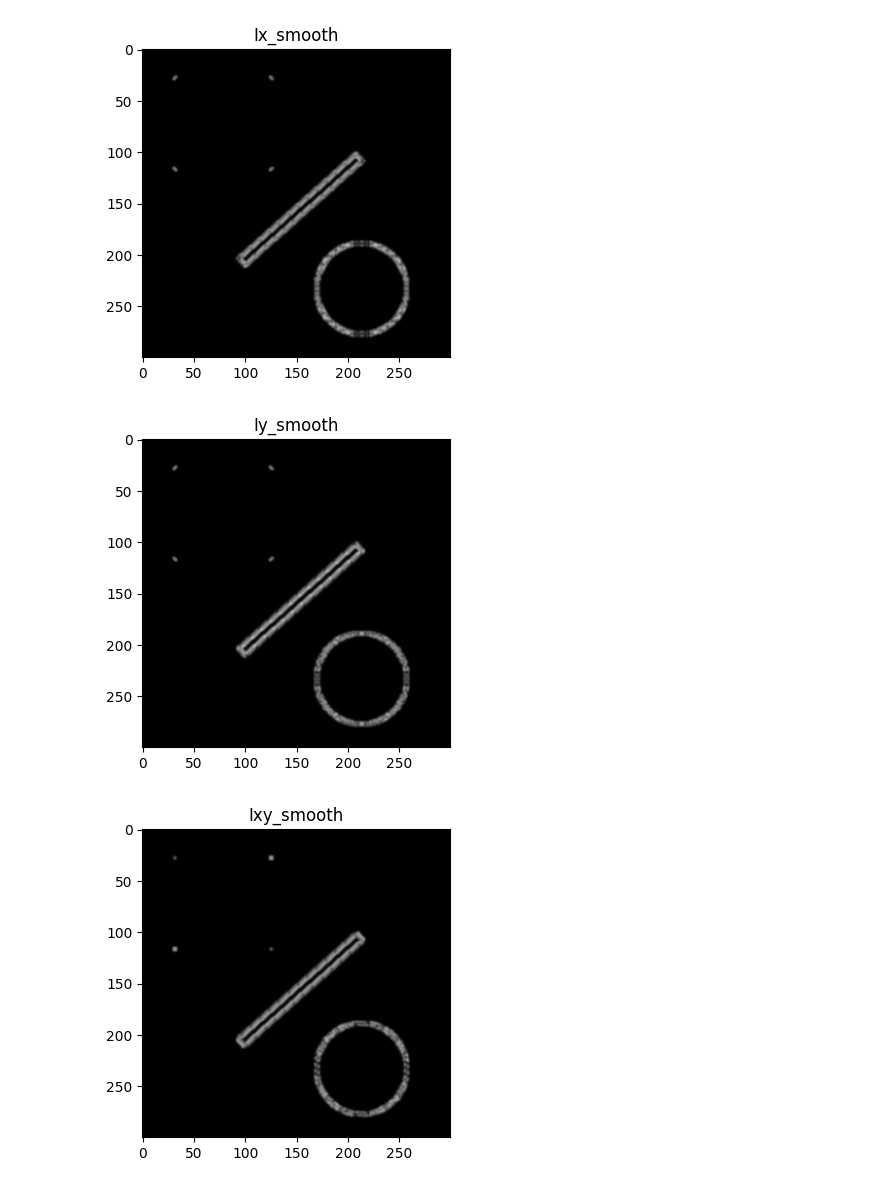
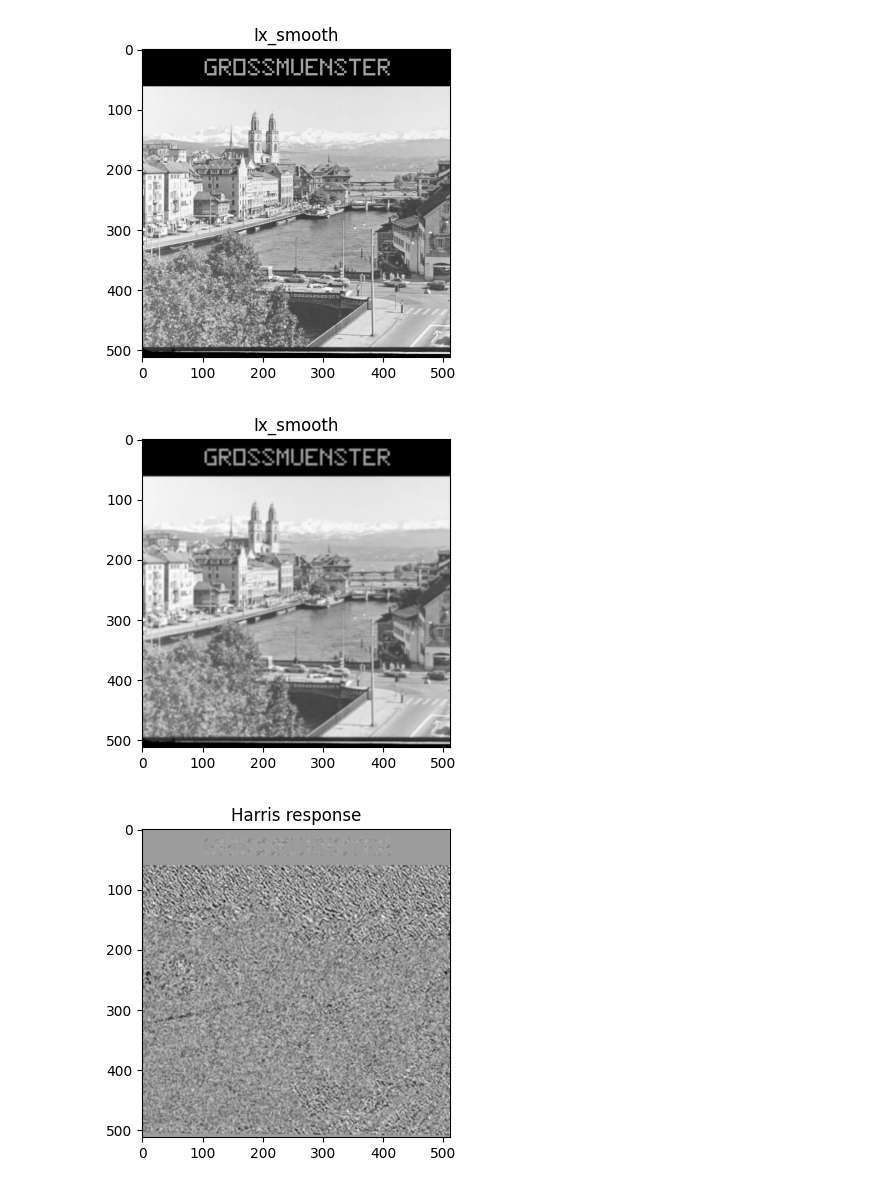
Before and after one commit to MurphLaws/Exp, a Jupyter notebook: IVP/TD1.ipynb, the cells around one changed output. Cells and saved outputs as stored; diff of their text form; code cells hidden in the pictures.

Commit message:
Added images

```diff
--- a/IVP/TD1.ipynb
+++ b/IVP/TD1.ipynb
@@ -32,7 +32,7 @@ def display_vec(v, title=None):
         plt.title(title)
 
 
-im = load_image('CircleLineRect.png', as_gray=False, as_float=False)
+im = load_image('zurlim.png', as_gray=True, as_float=False)
 # %%
 display_image(im=im, as_gray=True, title='Circle Line Rect')
 # %% [output]
@@ -75,14 +75,63 @@ display_image(Ixy, as_gray=True, title='Ixy')
 # %%
 #Smooth version of the partial derivatives
 sigma = 1
 Ix2_smooth = ndimage.gaussian_filter(Ix2, sigma)
 Iy2_smooth = ndimage.gaussian_filter(Iy2, sigma)
 Ixy_smooth = ndimage.gaussian_filter(Ixy, sigma)
 
-display_image(Ix2_smooth, as_gray=True, title='Ix_smooth')
-display_image(Iy2_smooth, as_gray=True, title='Iy_smooth')
-display_image(Ixy_smooth, as_gray=True, title='Ixy_smooth')
+#display_image(Ix2_smooth, as_gray=True, title='Ix_smooth')
+#display_image(Iy2_smooth, as_gray=True, title='Iy_smooth')
+#display_image(Ixy_smooth, as_gray=True, title='Ixy_smooth')
+
+
+
+display_image(im, as_gray=True, title='Ix_smooth')
+
+display_image(ndimage.gaussian_filter(im, sigma), as_gray=True, title='Ix_smooth')
 # %% [output]
-[figure, old version]
+[figure, new version]
-[figure, old version]
+[figure, new version]
-[figure, removed]
+# %%
+
+#Define a function for getting the autocorrelation matrix at aa given pixel (i,j)
+
+def get_autocorr_matrix(i, j, Ix2, Iy2, Ixy):
+
+    #Acces the values of the partial derivatives at pixel (i,j)
+    Ix2_ij = Ix2[i,j]
+    Iy2_ij = Iy2[i,j]
+    Ixy_ij = Ixy[i,j]
+
+    A = np.array([[Ix2_ij, Ixy_ij], [Ixy_ij, Iy2_ij]])
+    return A
+
+
+
+# Implement the Harris response function at base pixel (i,j)
+
+def get_harris_response(i, j, Ix2, Iy2, Ixy, k=0.04):
+    A = get_autocorr_matrix(i, j, Ix2, Iy2, Ixy)
+    det = np.linalg.det(A)
+    trace = np.trace(A)
+    R = det - k * trace**2
+    return R
+
+
+# Compute the Harris response for all pixels
+
+def get_harris_response_map(Ix2, Iy2, Ixy, k=0.04):
+    height, width = Ix2.shape
+    R = np.zeros((height, width))
+    for i in range(height):
+        for j in range(width):
+            R[i,j] = get_harris_response(i, j, Ix2, Iy2, Ixy, k)
+    return R
+
+
+# Compute the Harris response map
+R = get_harris_response_map(Ix2_smooth, Iy2_smooth, Ixy_smooth)
+
+
+display_image(R, as_gray=True, title='Harris response')
+# %% [output]
+[figure, added]
```
Also changed, not shown: parts of 6 cells of this notebook, 1 other file.
